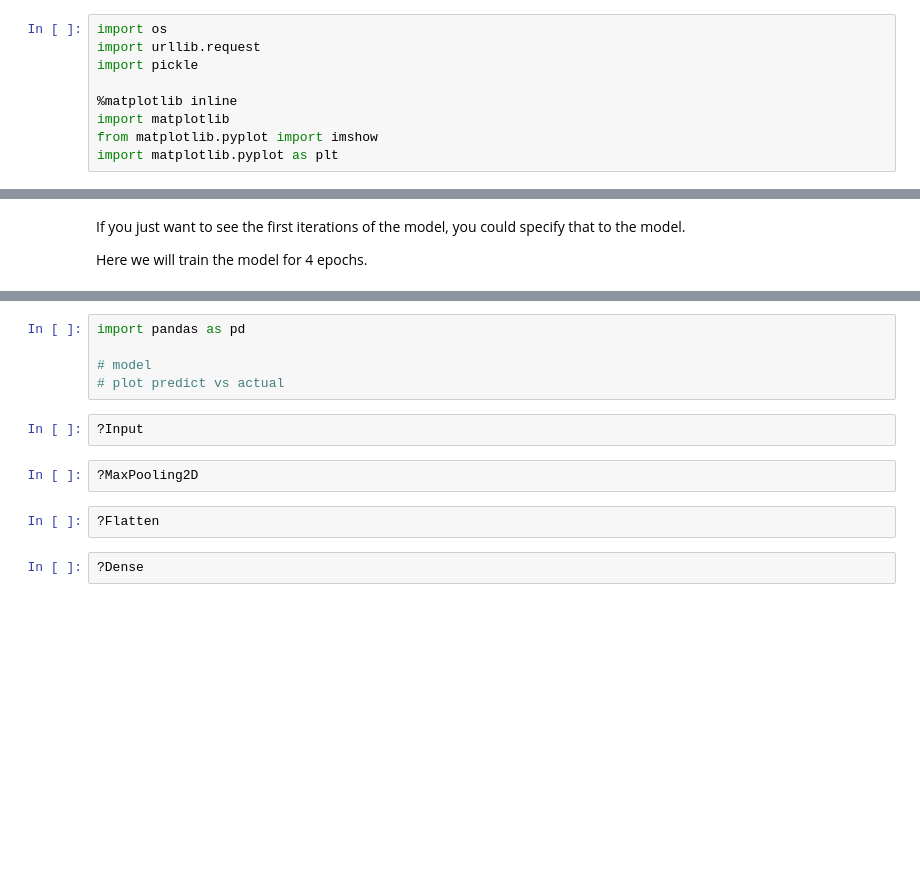
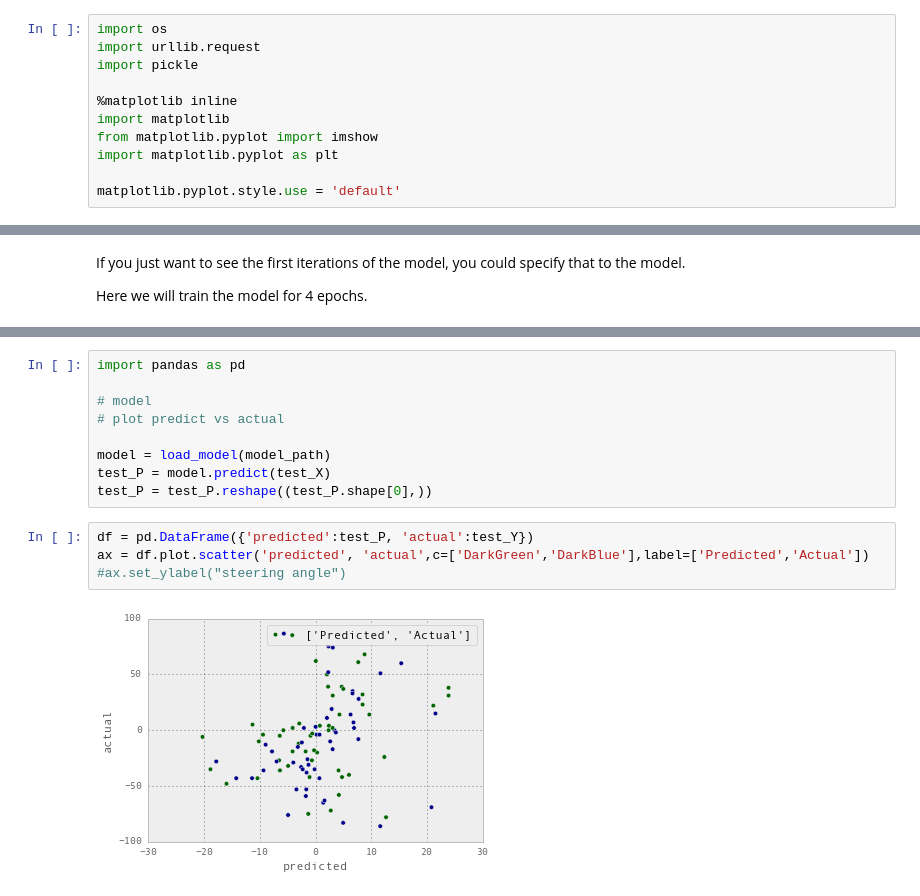
Before and after one commit to eleijonmarck/lane-follower, a Jupyter notebook: notebooks/wroscoeKerasmodel.ipynb, the cells around one changed output, grey strips where cells are left out. Drawn from its saved outputs; the diff is of its cells as text; blank space fills up the shorter version.

Commit message:
updated the notebook to fill in how the model evaluates against the predicted vs actual values

```diff
--- a/notebooks/wroscoeKerasmodel.ipynb
+++ b/notebooks/wroscoeKerasmodel.ipynb
@@ -7,6 +7,8 @@ import pickle
 import matplotlib
 from matplotlib.pyplot import imshow
 import matplotlib.pyplot as plt
+
+matplotlib.pyplot.style.use = 'default'
 # %% [markdown]
 ## Driving data from [wroscoes lane follower](https://wroscoe.github.io/keras-lane-following-autopilot.html)
 
@@ -211,11 +219,13 @@ import pandas as pd
 
 # model
 # plot predict vs actual
+
+model = load_model(model_path)
+test_P = model.predict(test_X)
+test_P = test_P.reshape((test_P.shape[0],))
-# %%
-?Input
-# %%
-?MaxPooling2D
-# %%
-?Flatten
-# %%
-?Dense
+# %%
+df = pd.DataFrame({'predicted':test_P, 'actual':test_Y})
+ax = df.plot.scatter('predicted', 'actual',c=['DarkGreen','DarkBlue'],label=['Predicted','Actual'])
+#ax.set_ylabel("steering angle")
+# %% [output]
+[figure, added]
```
Also changed, not shown: parts of 5 cells of this notebook.
